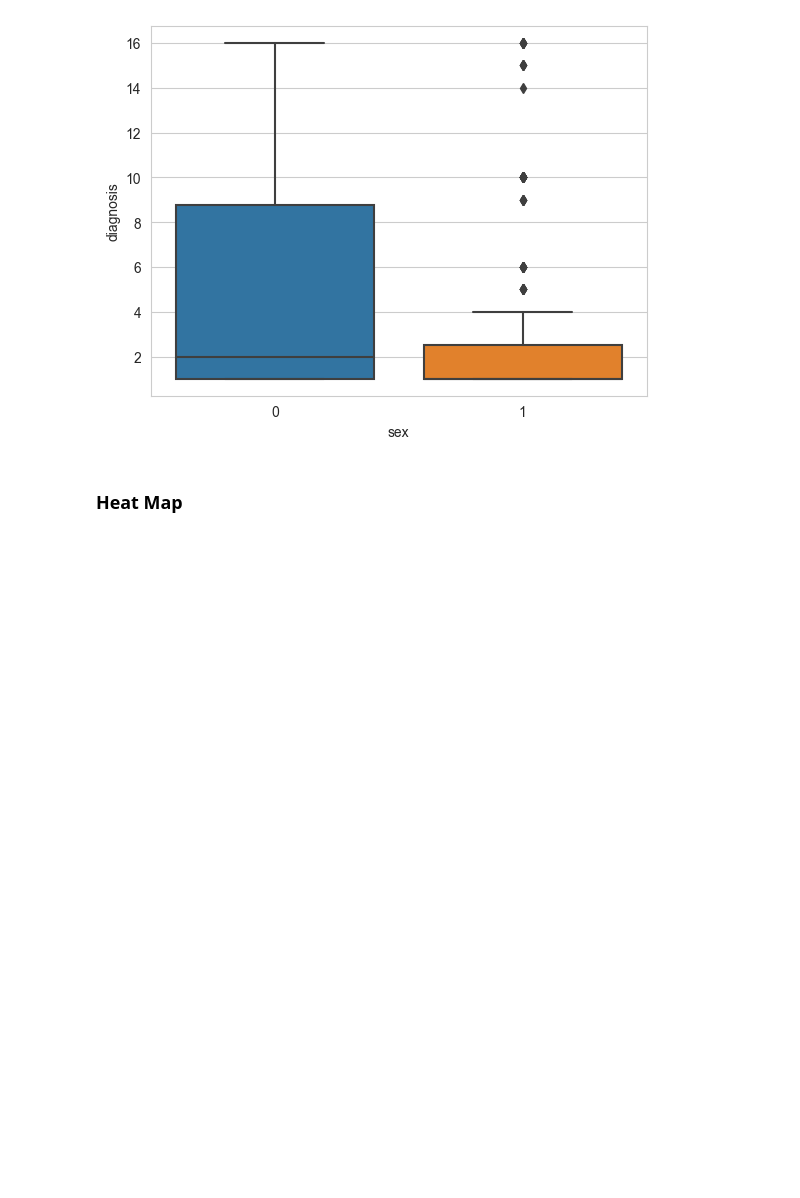
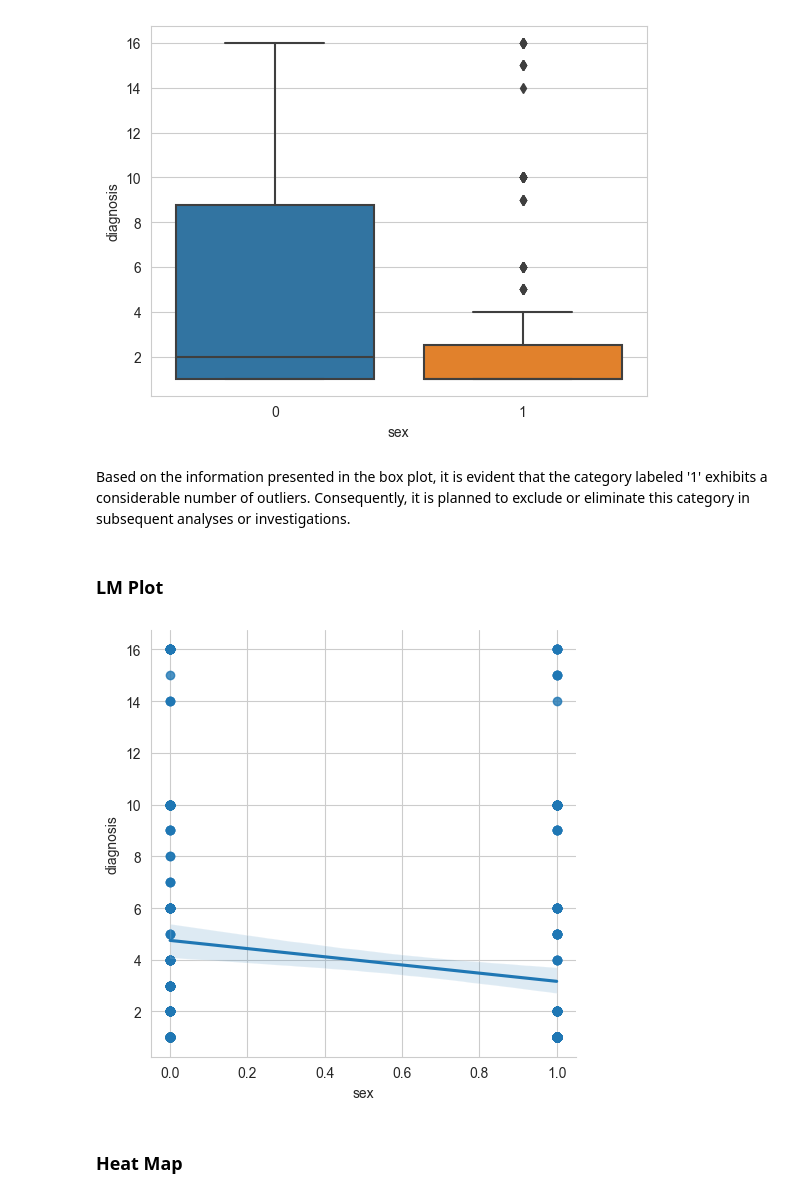
Before and after one commit to ikhsansdqq/MachineLearning, a Jupyter notebook: naive-bayes-v3.ipynb, the cells around one changed output. Drawn from its saved outputs; the diff is of its cells as text; code cells hidden in the pictures; blank space fills up the shorter version.

```diff
--- a/naive-bayes-v3.ipynb
+++ b/naive-bayes-v3.ipynb
@@ -114,10 +141,12 @@ Considered as entire 0 column: [('Position: 20', "S'_wave"), ('Position: 68', 'C
 # Dropping Unuseful Data
 The process of dropping data refers to the removal or exclusion of specific data points or variables from a dataset. In this particular context, the purpose of this dropping operation is to facilitate the cleaning phase of the data preprocessing stage. By removing unnecessary or irrelevant data points or variables, the dataset becomes more refined and streamlined, ensuring a higher quality input for subsequent pre-processing steps. This preliminary data cleaning step helps to improve the overall accuracy, reliability, and effectiveness of the subsequent data preprocessing operations, ultimately leading to more reliable and meaningful analysis or modeling outcomes.
 # %%
+drop_column_list = ['J', 'P']
 columns_with_all_null = df.columns[df.isnull().all()]
 df = df.drop(columns_with_all_null, axis=1)
 df = df[df['height'] <= 200]  # Will drop data if the height is more than 200.
 df = df[df['weight'] <= 200]  # Will drop data if the weight is more than 200.
+df.drop('J', axis=1, inplace=True)
 df.to_csv('docs/cleaned_file.csv', index=False)
 # %%
 ## Testing After Dropping some data
@@ -199,6 +228,15 @@ sns.boxplot(x='sex', y='diagnosis', data=df)
 plt.show()
 # %% [output]
 [figure]
+# %% [markdown]
+Based on the information presented in the box plot, it is evident that the category labeled '1' exhibits a considerable number of outliers. Consequently, it is planned to exclude or eliminate this category in subsequent analyses or investigations.
+# %% [markdown]
+### LM Plot
+# %%
+sns.lmplot(x='sex', y='diagnosis', data=df)
+plt.show()
+# %% [output]
+[figure, added]
 # %% [markdown]
 ### Heat Map
 # %%
```
Also changed, not shown: parts of 20 cells of this notebook, 2 other files.
